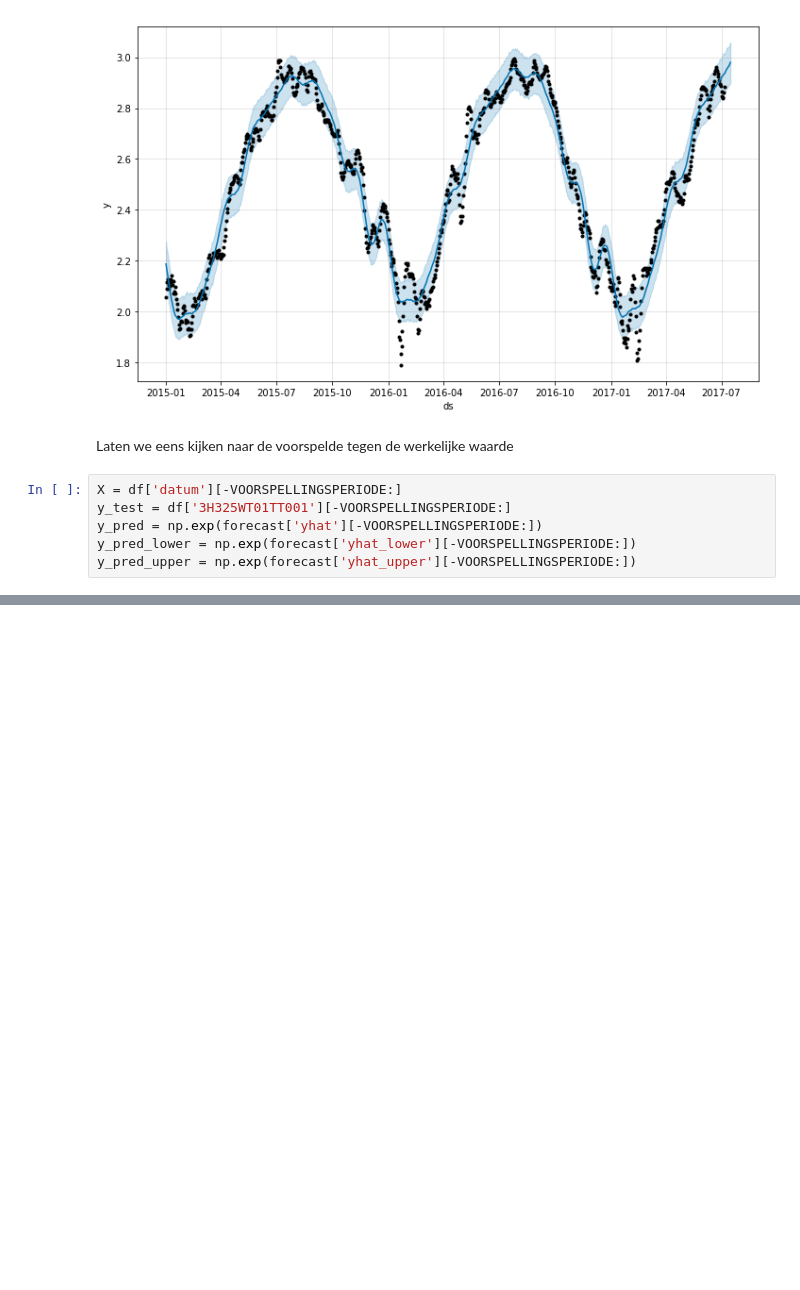
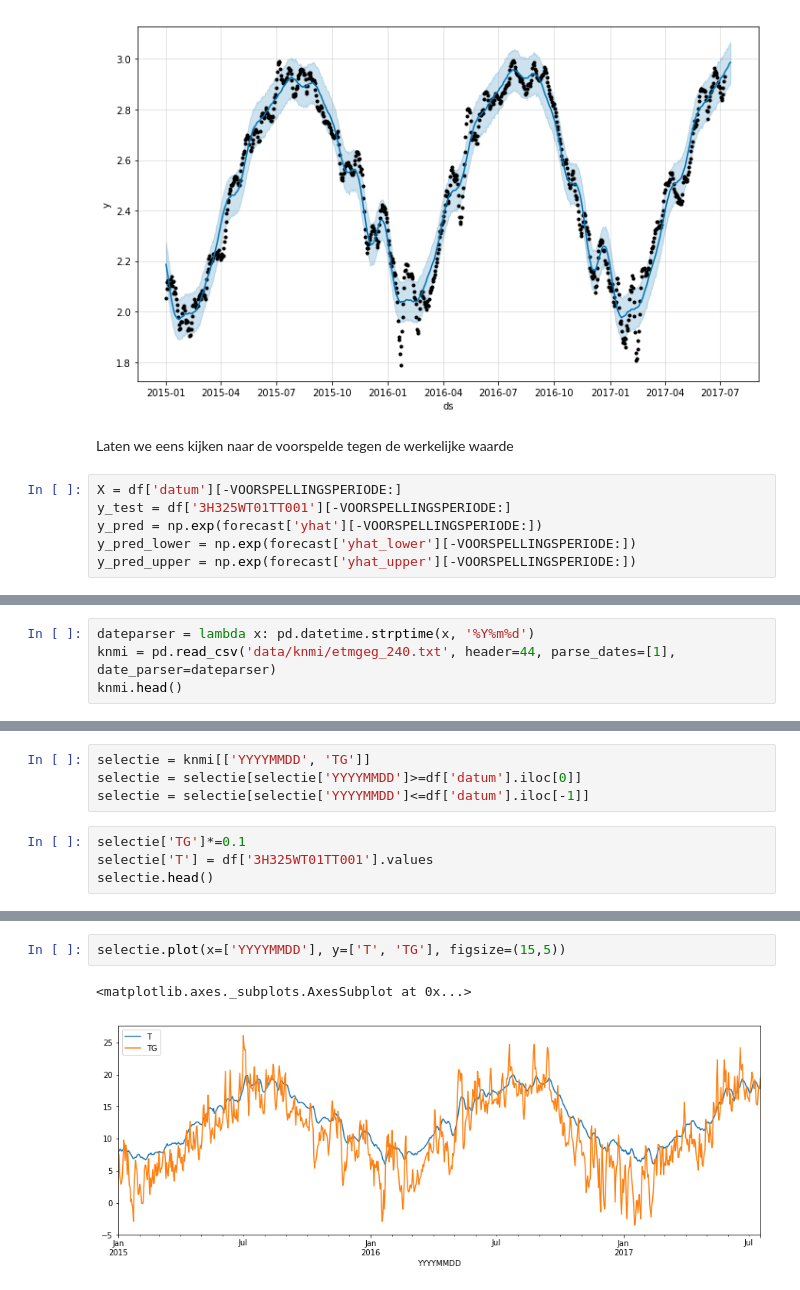
Before and after one commit to waternet/datalab_drw_tempprediction, a Jupyter notebook: Analyse_01.ipynb, the cells around one changed output, grey strips where cells are left out. Drawn from its saved outputs; the diff is of its cells as text; blank space fills up the shorter version.

```diff
--- a/Analyse_01.ipynb
+++ b/Analyse_01.ipynb
@@ -161,0 +180,4 @@ KeyError: '[  7.804        8.087        8.294        8.37         8.204        8
+# %%
+dateparser = lambda x: pd.datetime.strptime(x, '%Y%m%d')
+knmi = pd.read_csv('data/knmi/etmgeg_240.txt', header=44, parse_dates=[1], date_parser=dateparser)
+knmi.head()
@@ -161,0 +194,8 @@ KeyError: '[  7.804        8.087        8.294        8.37         8.204        8
+# %%
+selectie = knmi[['YYYYMMDD', 'TG']]
+selectie = selectie[selectie['YYYYMMDD']>=df['datum'].iloc[0]]
+selectie = selectie[selectie['YYYYMMDD']<=df['datum'].iloc[-1]]
+# %%
+selectie['TG']*=0.1
+selectie['T'] = df['3H325WT01TT001'].values
+selectie.head()
@@ -161,0 +209,5 @@ KeyError: '[  7.804        8.087        8.294        8.37         8.204        8
+# %%
+selectie.plot(x=['YYYYMMDD'], y=['T', 'TG'], figsize=(15,5))
+# %% [output]
+<matplotlib.axes._subplots.AxesSubplot at 0x...>
+[figure, added]
```
Also changed, not shown: parts of 19 cells of this notebook, 4 other files.
